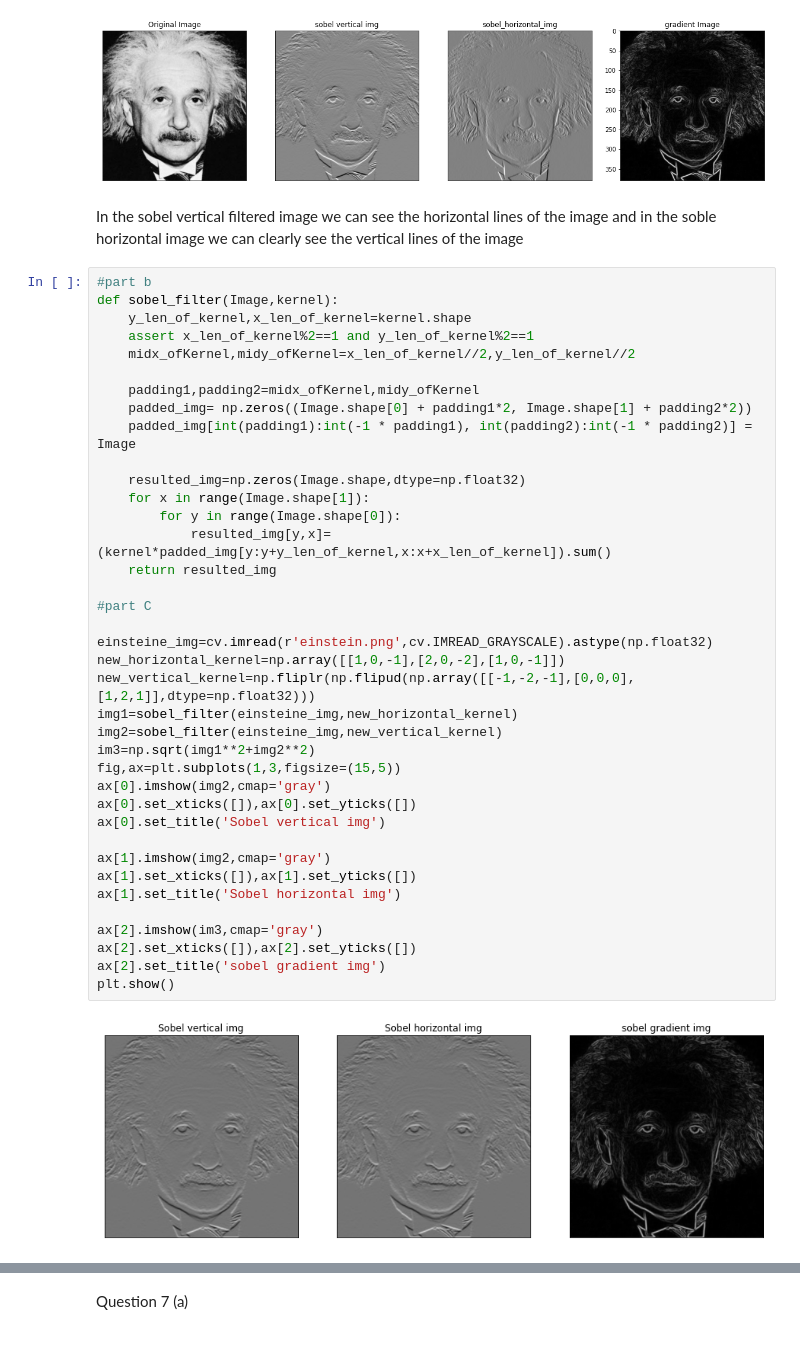
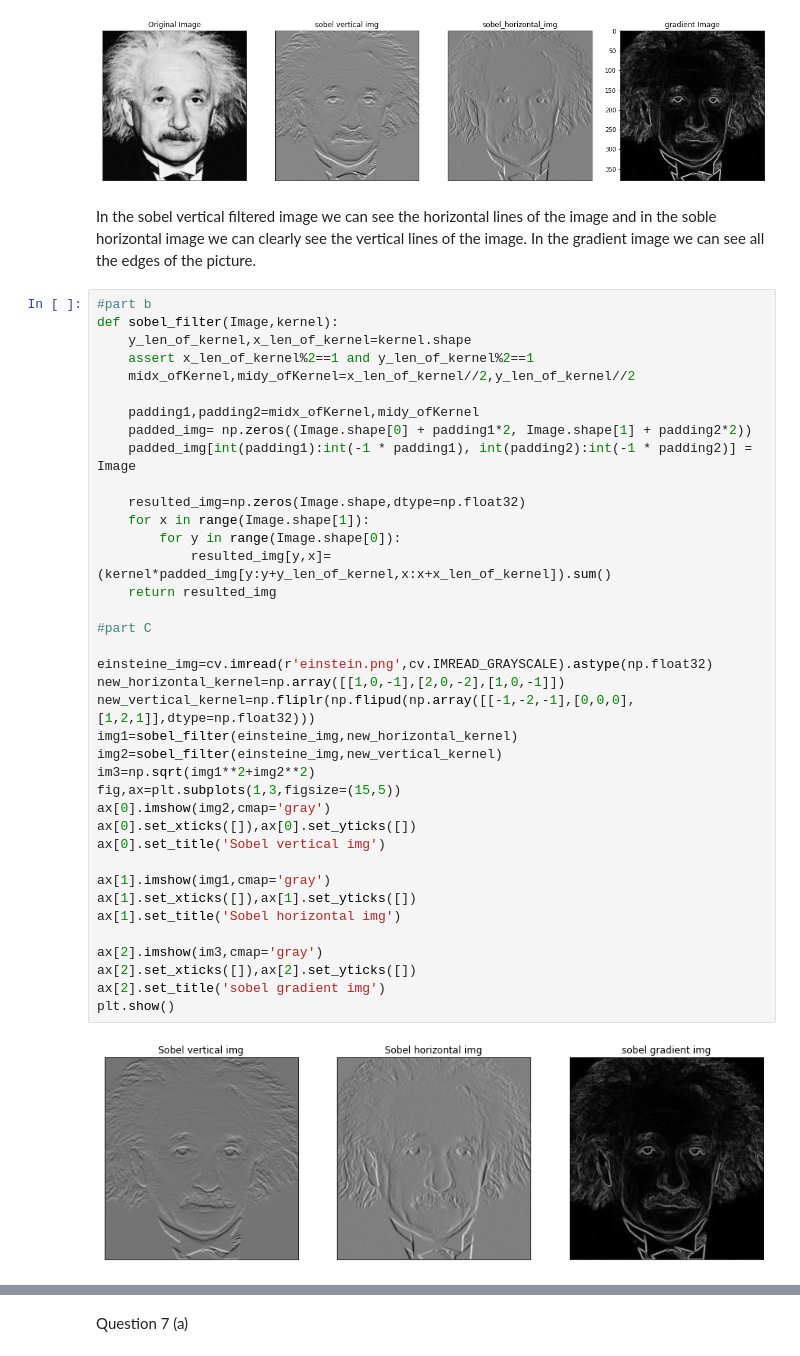
Before and after one commit to Dinuka-1999/Assignment, a Jupyter notebook: Assignment-1.ipynb, the cells around one changed output, grey strips where cells are left out. Cells and saved outputs as stored; diff of their text form.

```diff
--- a/Assignment-1.ipynb
+++ b/Assignment-1.ipynb
@@ -302,7 +302,7 @@ plt.show()
 # %% [output]
 [figure]
 # %% [markdown]
-In the sobel vertical filtered image we can see the horizontal lines of the image and in the soble horizontal image we can clearly see the vertical lines of the image
+In the sobel vertical filtered image we can see the horizontal lines of the image and in the soble horizontal image we can clearly see the vertical lines of the image. In the gradient image we can see all the edges of the picture.
 # %%
 #part b
 def sobel_filter(Image,kernel):
@@ -314,32 +314,32 @@ def sobel_filter(Image,kernel):
     padded_img= np.zeros((Image.shape[0] + padding1*2, Image.shape[1] + padding2*2))
     padded_img[int(padding1):int(-1 * padding1), int(padding2):int(-1 * padding2)] = Image
 
     resulted_img=np.zeros(Image.shape,dtype=np.float32)
     for x in range(Image.shape[1]):
         for y in range(Image.shape[0]):
             resulted_img[y,x]=(kernel*padded_img[y:y+y_len_of_kernel,x:x+x_len_of_kernel]).sum()
     return resulted_img
 
 #part C
 
 einsteine_img=cv.imread(r'einstein.png',cv.IMREAD_GRAYSCALE).astype(np.float32)
 new_horizontal_kernel=np.array([[1,0,-1],[2,0,-2],[1,0,-1]])
 new_vertical_kernel=np.fliplr(np.flipud(np.array([[-1,-2,-1],[0,0,0],[1,2,1]],dtype=np.float32)))
 img1=sobel_filter(einsteine_img,new_horizontal_kernel)
 img2=sobel_filter(einsteine_img,new_vertical_kernel)
 im3=np.sqrt(img1**2+img2**2)
 fig,ax=plt.subplots(1,3,figsize=(15,5))
 ax[0].imshow(img2,cmap='gray')
 ax[0].set_xticks([]),ax[0].set_yticks([])
 ax[0].set_title('Sobel vertical img')
 
-ax[1].imshow(img2,cmap='gray')
+ax[1].imshow(img1,cmap='gray')
 ax[1].set_xticks([]),ax[1].set_yticks([])
 ax[1].set_title('Sobel horizontal img')
 
 ax[2].imshow(im3,cmap='gray')
 ax[2].set_xticks([]),ax[2].set_yticks([])
 ax[2].set_title('sobel gradient img')
 plt.show()
 # %% [output]
-[figure, old version]
+[figure, new version]
```
Also changed, not shown: parts of 3 cells of this notebook.
